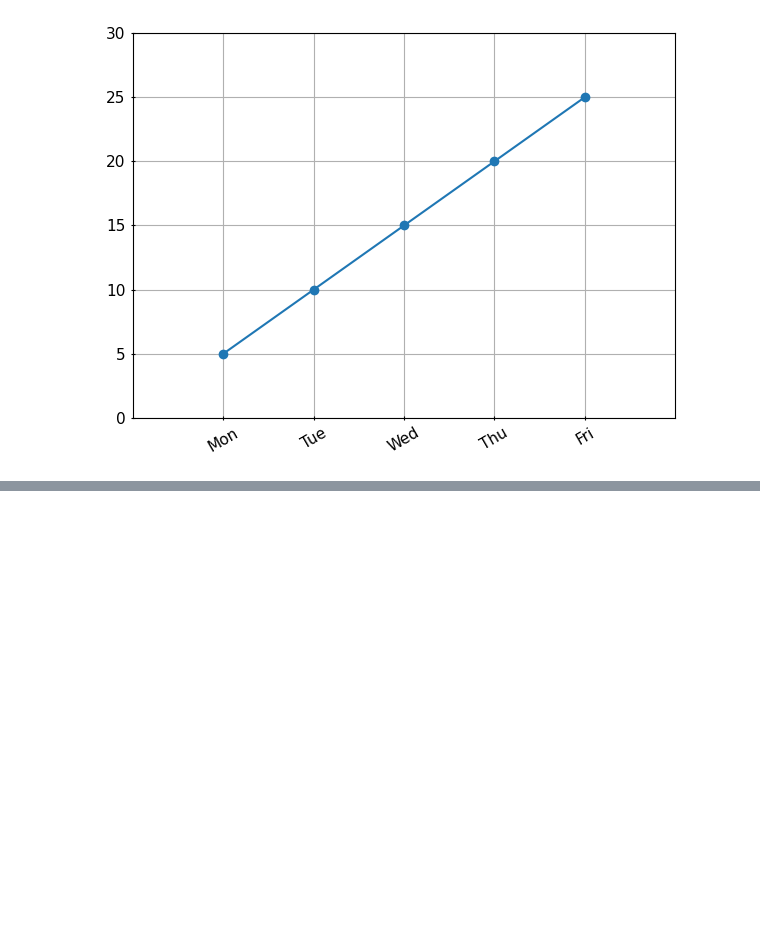
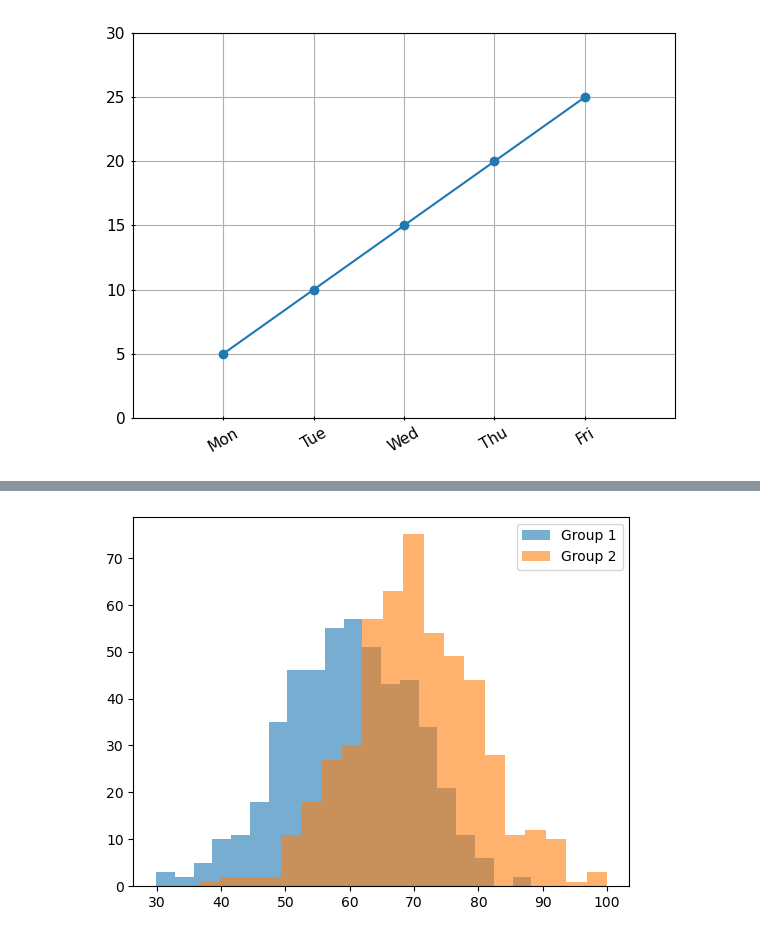
Before and after one commit to DhruvBihani3478/data-science-learning, a Jupyter notebook: Data-Analytics/matplotlibassignments.ipynb, the cells around one changed output, grey strips where cells are left out. Cells and saved outputs as stored; diff of their text form; code cells hidden in the pictures; blank space fills up the shorter version.

```diff
--- a/Data-Analytics/matplotlibassignments.ipynb
+++ b/Data-Analytics/matplotlibassignments.ipynb
@@ -150,0 +243,27 @@ plt.show()
+# %%
+import numpy as np
+import matplotlib.pyplot as plt
+
+group1 = np.random.normal(60,10,500)
+
+group2 = np.random.normal(70,10,500)
+
+plt.hist(
+    group1,
+    bins=20,
+    alpha=0.6,
+    label="Group 1"
+)
+
+plt.hist(
+    group2,
+    bins=20,
+    alpha=0.6,
+    label="Group 2"
+)
+
+plt.legend()
+
+plt.show()
+# %% [output]
+[figure, added]
```
Also changed, not shown: parts of 5 cells of this notebook.
